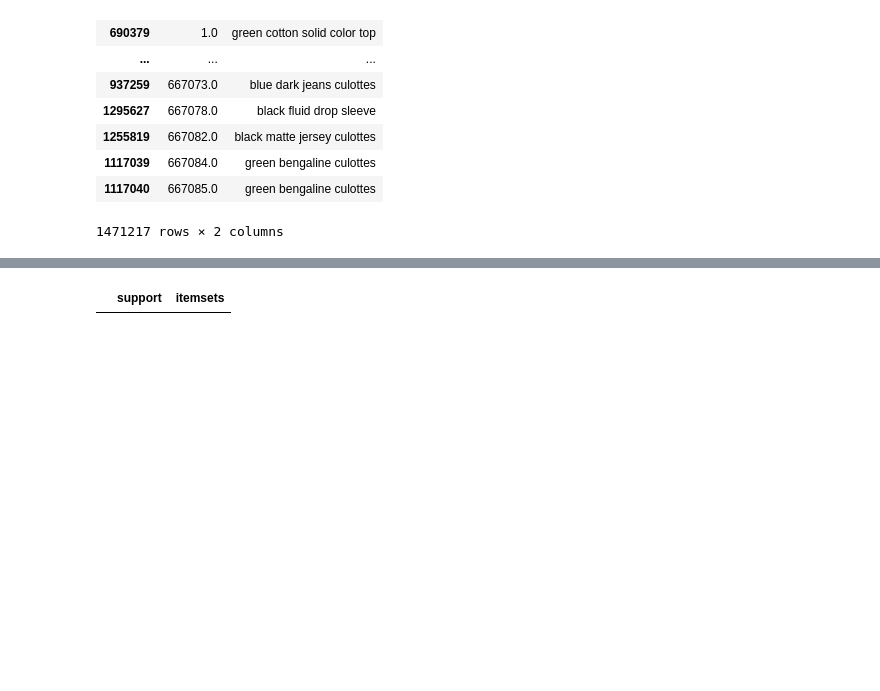
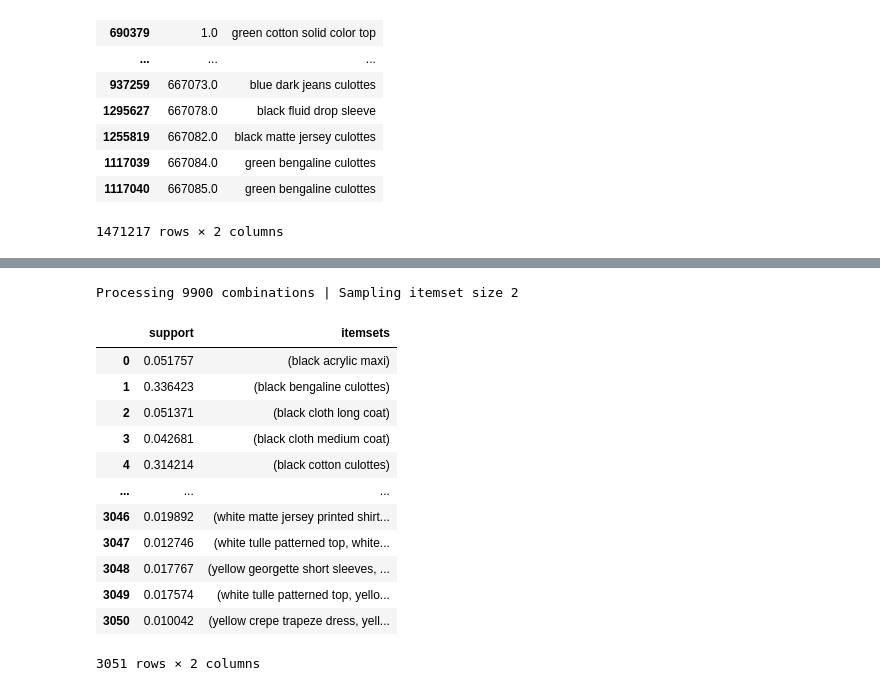
Before and after one commit to shlrley/girlCode, a Jupyter notebook: eda/eda_nb.ipynb, the cells around one changed output, grey strips where cells are left out. Cells and saved outputs as stored; diff of their text form; code cells hidden in the pictures; blank space fills up the shorter version.

```diff
--- a/eda/eda_nb.ipynb
+++ b/eda/eda_nb.ipynb
@@ -163,0 +228,3 @@ expanded_df.to_csv('../dataset/ohe_products.csv')
+# %%
+expanded_df = pd.read_csv('../dataset/ohe_products.csv', index_col=False)
+expanded_df.head()
@@ -164,2 +239,3 @@ expanded_df.to_csv('../dataset/ohe_products.csv')
 # %%
-product_only_df = expanded_df.drop(columns=['customer'])
+expanded_df = expanded_df.drop(columns=['customer'])
+expanded_df
@@ -166,5 +260,18 @@ product_only_df = expanded_df.drop(columns=['customer'])
 # %%
-common_items = apriori(product_only_df, use_colnames=True, verbose=1)
-common_items.head()
+common_items = apriori(expanded_df, min_support=0.01, max_len=2, use_colnames=True, verbose=1)
+common_items
 # %% [output]
+Processing 9900 combinations | Sampling itemset size 2
 |  | support | itemsets |
+| 0 | 0.051757 | (black acrylic maxi) |
+| 1 | 0.336423 | (black bengaline culottes) |
+| 2 | 0.051371 | (black cloth long coat) |
+| 3 | 0.042681 | (black cloth medium coat) |
+| 4 | 0.314214 | (black cotton culottes) |
+| ... | ... | ... |
+| 3046 | 0.019892 | (white matte jersey printed shirt... |
+| 3047 | 0.012746 | (white tulle patterned top, white... |
+| 3048 | 0.017767 | (yellow georgette short sleeves, ... |
+| 3049 | 0.017574 | (white tulle patterned top, yello... |
+| 3050 | 0.010042 | (yellow crepe trapeze dress, yell... |
+3051 rows × 2 columns
```
Also changed, not shown: parts of 25 cells of this notebook, 6 other files.
